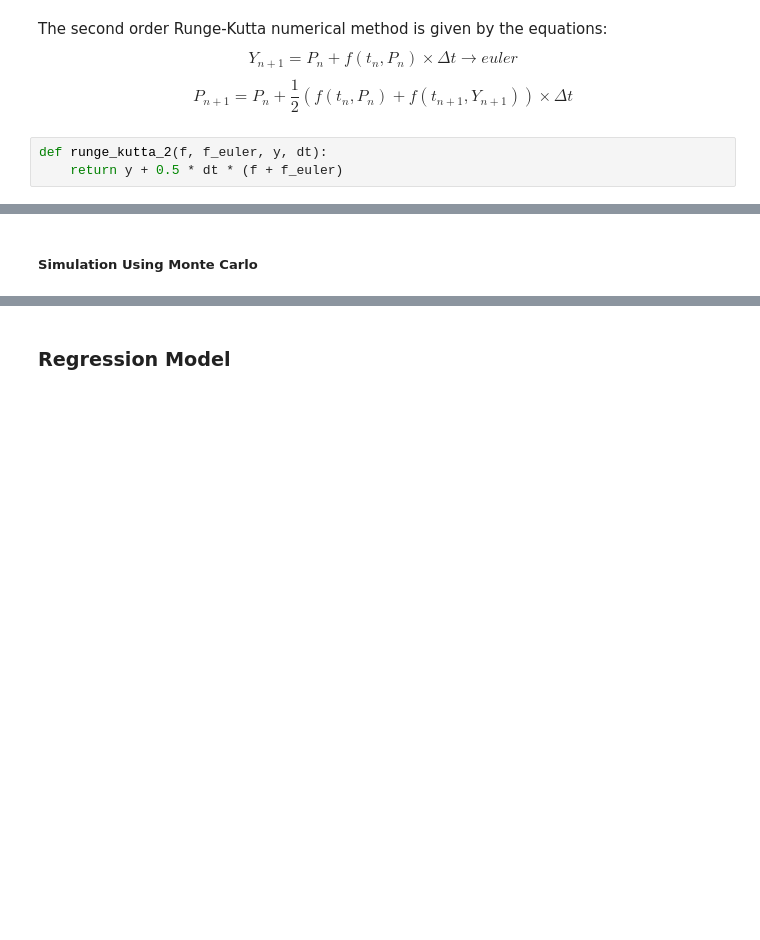
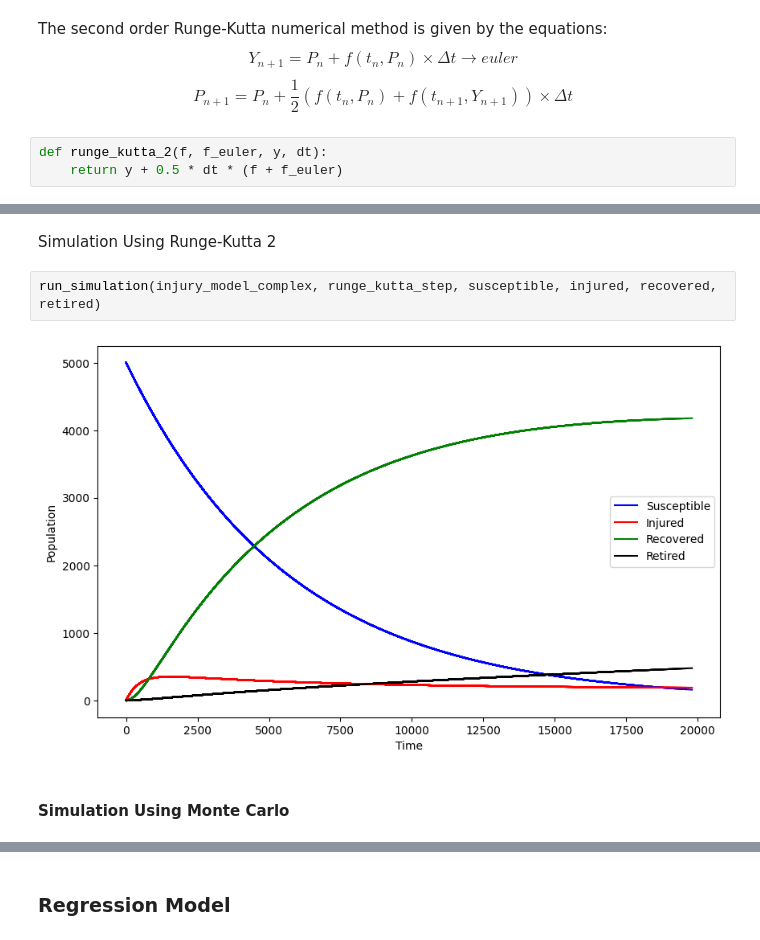
Before and after one commit to zeyadmohaymen/injury-dynamics-model, a Jupyter notebook: src/simulations.ipynb, the cells around one changed output, grey strips where cells are left out. Cells and saved outputs as stored; diff of their text form; blank space fills up the shorter version.

```diff
--- a/src/simulations.ipynb
+++ b/src/simulations.ipynb
@@ -208,5 +260,11 @@ plt.close(fig)
+# %% [markdown]
+Simulation Using Runge-Kutta 2
+# %%
+run_simulation(injury_model_complex, runge_kutta_step, susceptible, injured, recovered, retired)
+# %% [output]
+[figure, added]
 # %% [markdown]
-##### Simulation Using Monte Carlo
+#### Simulation Using Monte Carlo
 # %%
 import numpy as np
 from scipy.integrate import odeint
```
Also changed, not shown: parts of 41 cells of this notebook.
